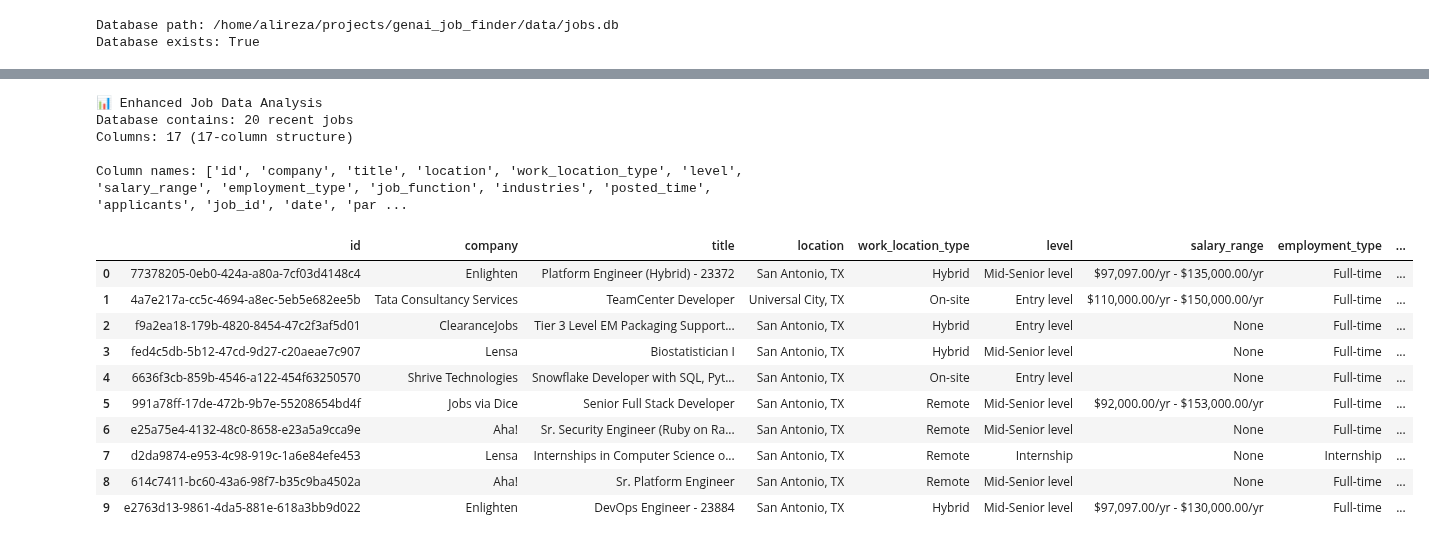
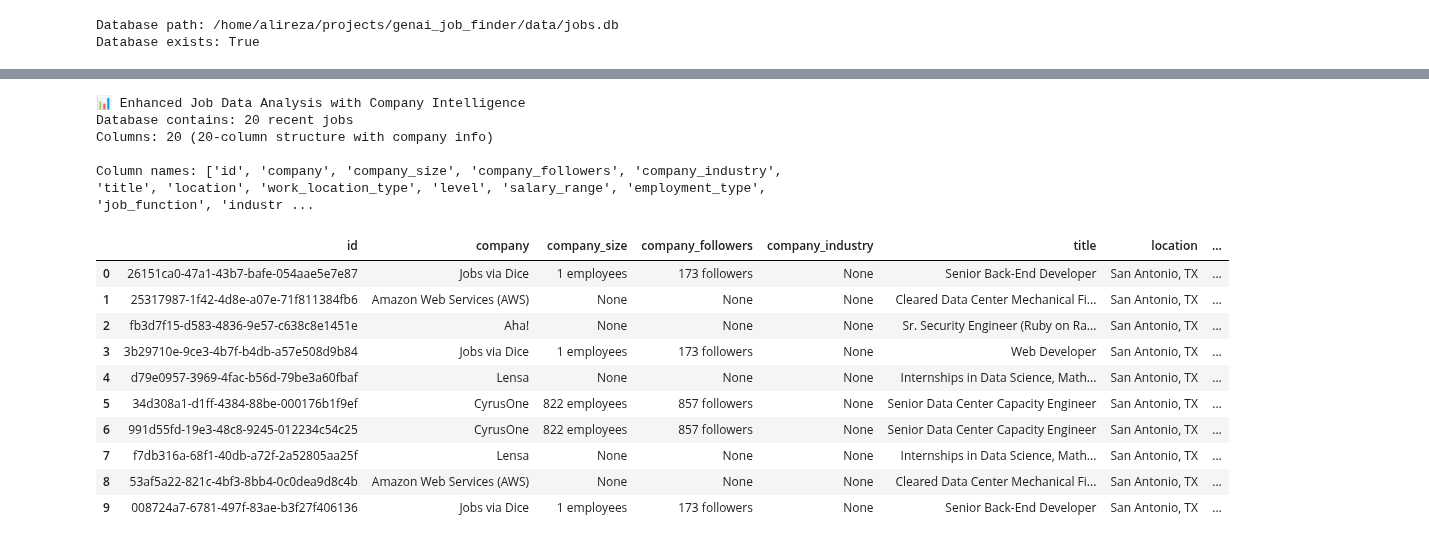
Before and after one commit to zarreh/genai_job_finder, a Jupyter notebook: notebooks/job_analysis.ipynb, the cells around one changed output, grey strips where cells are left out. Drawn from its saved outputs; the diff is of its cells as text; code cells hidden in the pictures.

Commit message:
base for parsing company info is added.

```diff
--- a/notebooks/job_analysis.ipynb
+++ b/notebooks/job_analysis.ipynb
@@ -84,52 +85,55 @@ Recent job runs:
 # %%
-# Get top 20 most recent jobs with enhanced data structure
+# Get top 20 most recent jobs with enhanced data structure including company information
 with sqlite3.connect(db_path) as conn:
     query = """
     SELECT
         id,
         company,
+        company_size,
+        company_followers,
+        company_industry,
         title,
         location,
         work_location_type,
         level,
         salary_range,
         employment_type,
         job_function,
         industries,
         posted_time,
         applicants,
         job_id,
         date,
         parsing_link,
         job_posting_link,
         created_at
     FROM jobs
     ORDER BY created_at DESC
     LIMIT 20
     """
 
     top_jobs_df = pd.read_sql_query(query, conn)
 
-print(f"📊 Enhanced Job Data Analysis")
+print(f"📊 Enhanced Job Data Analysis with Company Intelligence")
 print(f"Database contains: {len(top_jobs_df)} recent jobs")
-print(f"Columns: {top_jobs_df.shape[1]} (17-column structure)")
+print(f"Columns: {top_jobs_df.shape[1]} (20-column structure with company info)")
 print(f"\nColumn names: {list(top_jobs_df.columns)}")
 top_jobs_df.head(10)
 # %% [output]
-📊 Enhanced Job Data Analysis
+📊 Enhanced Job Data Analysis with Company Intelligence
 Database contains: 20 recent jobs
-Columns: 17 (17-column structure)
+Columns: 20 (20-column structure with company info)
 
-Column names: ['id', 'company', 'title', 'location', 'work_location_type', 'level', 'salary_range', 'employment_type', 'job_function', 'industries', 'posted_time', 'applicants', 'job_id', 'date', 'par ...
+Column names: ['id', 'company', 'company_size', 'company_followers', 'company_industry', 'title', 'location', 'work_location_type', 'level', 'salary_range', 'employment_type', 'job_function', 'industr ...
-|  | id | company | title | location | work_location_type | level | salary_range | employment_type | ... |
-| 0 | 77378205-0eb0-424a-a80a-7cf03d4148c4 | Enlighten | Platform Engineer (Hybrid) - 23372 | San Antonio, TX | Hybrid | Mid-Senior level | $97,097.00/yr - $135,000.00/yr | Full-time | ... |
-| 1 | 4a7e217a-cc5c-4694-a8ec-5eb5e682ee5b | Tata Consultancy Services | TeamCenter Developer | Universal City, TX | On-site | Entry level | $110,000.00/yr - $150,000.00/yr | Full-time | ... |
-| 2 | f9a2ea18-179b-4820-8454-47c2f3af5d01 | ClearanceJobs | Tier 3 Level EM Packaging Support... | San Antonio, TX | Hybrid | Entry level | None | Full-time | ... |
-| 3 | fed4c5db-5b12-47cd-9d27-c20aeae7c907 | Lensa | Biostatistician I | San Antonio, TX | Hybrid | Mid-Senior level | None | Full-time | ... |
-| 4 | 6636f3cb-859b-4546-a122-454f63250570 | Shrive Technologies | Snowflake Developer with SQL, Pyt... | San Antonio, TX | On-site | Entry level | None | Full-time | ... |
-| 5 | 991a78ff-17de-472b-9b7e-55208654bd4f | Jobs via Dice | Senior Full Stack Developer | San Antonio, TX | Remote | Mid-Senior level | $92,000.00/yr - $153,000.00/yr | Full-time | ... |
-| 6 | e25a75e4-4132-48c0-8658-e23a5a9cca9e | Aha! | Sr. Security Engineer (Ruby on Ra... | San Antonio, TX | Remote | Mid-Senior level | None | Full-time | ... |
-| 7 | d2da9874-e953-4c98-919c-1a6e84efe453 | Lensa | Internships in Computer Science o... | San Antonio, TX | Remote | Internship | None | Internship | ... |
-| 8 | 614c7411-bc60-43a6-98f7-b35c9ba4502a | Aha! | Sr. Platform Engineer | San Antonio, TX | Remote | Mid-Senior level | None | Full-time | ... |
-| 9 | e2763d13-9861-4da5-881e-618a3bb9d022 | Enlighten | DevOps Engineer - 23884 | San Antonio, TX | Hybrid | Mid-Senior level | $97,097.00/yr - $130,000.00/yr | Full-time | ... |
+|  | id | company | company_size | company_followers | company_industry | title | location | ... |
+| 0 | 26151ca0-47a1-43b7-bafe-054aae5e7e87 | Jobs via Dice | 1 employees | 173 followers | None | Senior Back-End Developer | San Antonio, TX | ... |
+| 1 | 25317987-1f42-4d8e-a07e-71f811384fb6 | Amazon Web Services (AWS) | None | None | None | Cleared Data Center Mechanical Fi... | San Antonio, TX | ... |
+| 2 | fb3d7f15-d583-4836-9e57-c638c8e1451e | Aha! | None | None | None | Sr. Security Engineer (Ruby on Ra... | San Antonio, TX | ... |
+| 3 | 3b29710e-9ce3-4b7f-b4db-a57e508d9b84 | Jobs via Dice | 1 employees | 173 followers | None | Web Developer | San Antonio, TX | ... |
+| 4 | d79e0957-3969-4fac-b56d-79be3a60fbaf | Lensa | None | None | None | Internships in Data Science, Math... | San Antonio, TX | ... |
+| 5 | 34d308a1-d1ff-4384-88be-000176b1f9ef | CyrusOne | 822 employees | 857 followers | None | Senior Data Center Capacity Engineer | San Antonio, TX | ... |
+| 6 | 991d55fd-19e3-48c8-9245-012234c54c25 | CyrusOne | 822 employees | 857 followers | None | Senior Data Center Capacity Engineer | San Antonio, TX | ... |
+| 7 | f7db316a-68f1-40db-a72f-2a52805aa25f | Lensa | None | None | None | Internships in Data Science, Math... | San Antonio, TX | ... |
+| 8 | 53af5a22-821c-4bf3-8bb4-0c0dea9d8c4b | Amazon Web Services (AWS) | None | None | None | Cleared Data Center Mechanical Fi... | San Antonio, TX | ... |
+| 9 | 008724a7-6781-497f-83ae-b3f27f406136 | Jobs via Dice | 1 employees | 173 followers | None | Senior Back-End Developer | San Antonio, TX | ... |
 # %%
```
Also changed, not shown: parts of 10 cells of this notebook, 8 other files.
